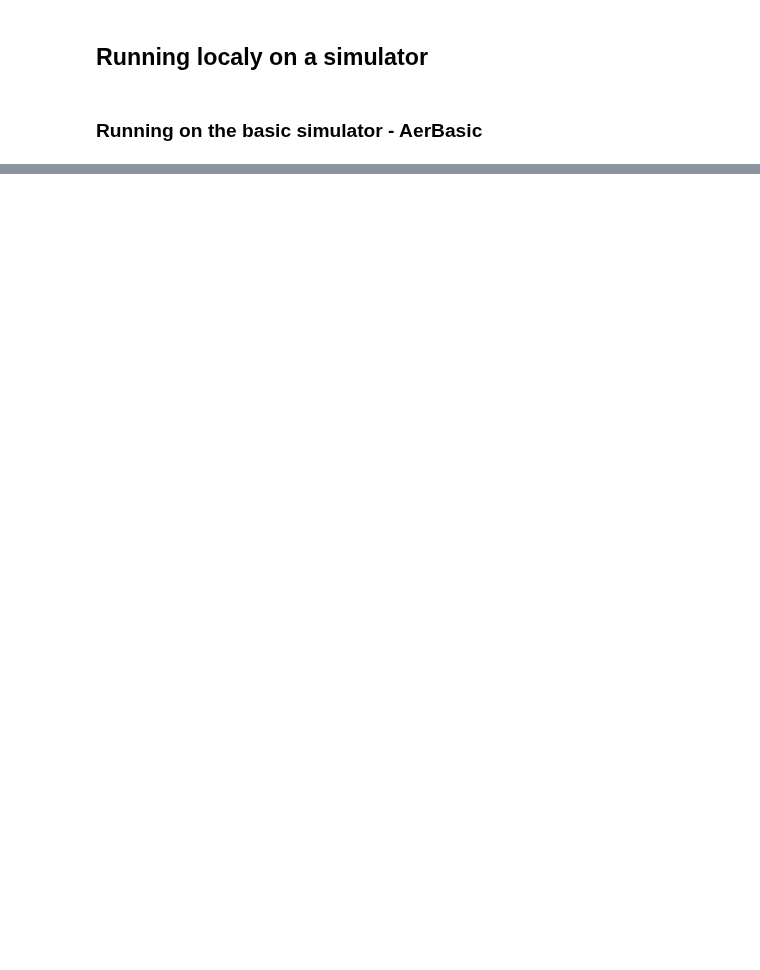
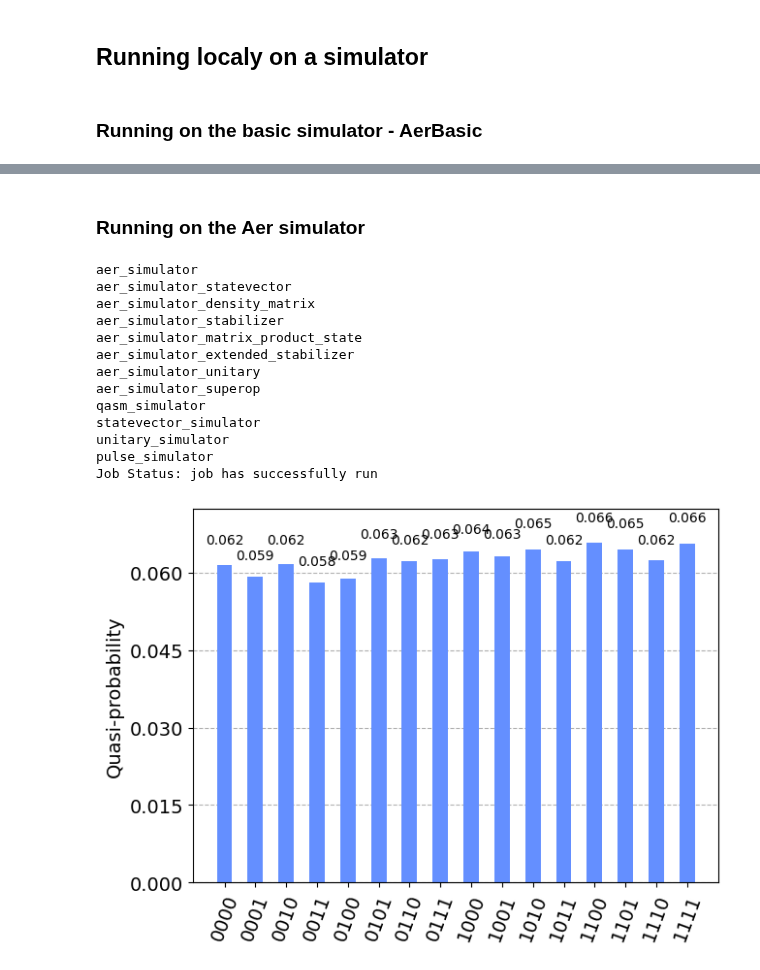
Before and after one commit to mrromaniuc/quantum-computing, a Jupyter notebook: QC_Executing_Quantum_Circuits.ipynb, the cells around one changed output, grey strips where cells are left out. Cells and saved outputs as stored; diff of their text form; code cells hidden in the pictures; blank space fills up the shorter version.

```diff
--- a/QC_Executing_Quantum_Circuits.ipynb
+++ b/QC_Executing_Quantum_Circuits.ipynb
@@ -138,3 +152,36 @@ plot_distribution(counts)
+# %% [markdown]
+### Running on the Aer simulator
+# %%
+from qiskit import Aer, transpile
+from qiskit.tools import job_monitor
+from qiskit.visualization import plot_distribution
+
+for be in Aer.backends():
+  print(be)
+
+be = Aer.get_backend("qasm_simulator")
+
+qc_trans = transpile(qc, be)
+
+job = be.run(qc_trans, shots=10000)
+job_monitor(job)
+counts = job.result().get_counts()
+plot_distribution(counts)
+# %% [output]
+aer_simulator
+aer_simulator_statevector
+aer_simulator_density_matrix
+aer_simulator_stabilizer
+aer_simulator_matrix_product_state
+aer_simulator_extended_stabilizer
+aer_simulator_unitary
+aer_simulator_superop
+qasm_simulator
+statevector_simulator
+unitary_simulator
+pulse_simulator
+Job Status: job has successfully run
+[figure, added]
 # %%
 import qiskit.tools.jupyter
 %qiskit_version_table
```
Also changed, not shown: parts of 5 cells of this notebook.
